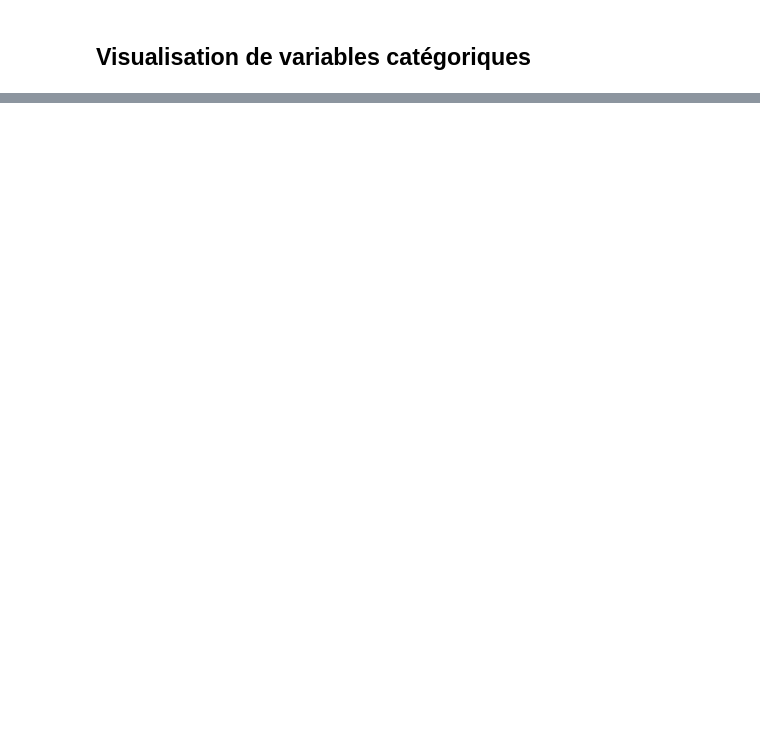
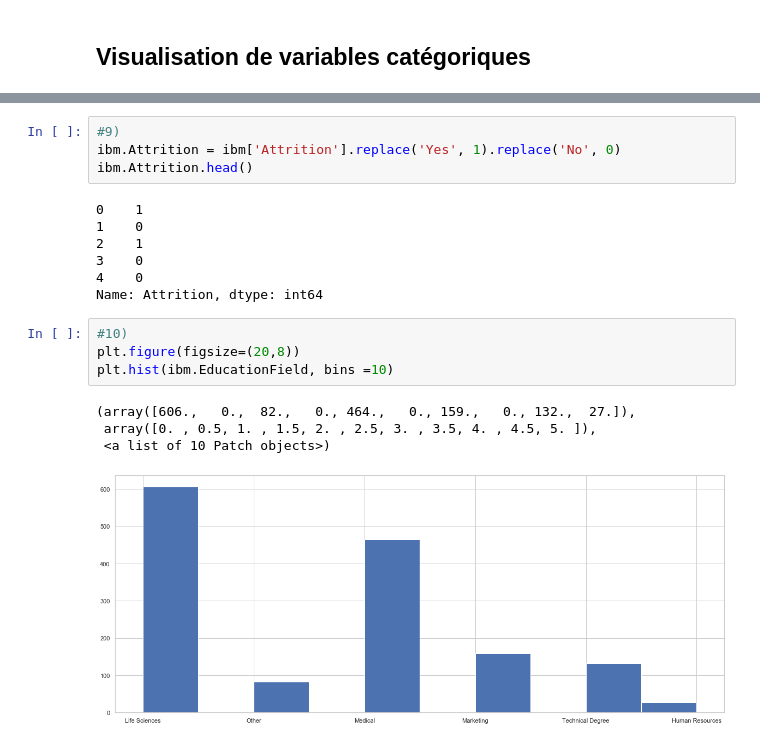
Before and after one commit to Aliam95/JAVA-IOT_BigDataHadoop, a Jupyter notebook: Dataviz/Dataviz_Exo.ipynb, the cells around one changed output, grey strips where cells are left out. Drawn from its saved outputs; the diff is of its cells as text; blank space fills up the shorter version.

```diff
--- a/Dataviz/Dataviz_Exo.ipynb
+++ b/Dataviz/Dataviz_Exo.ipynb
@@ -163,0 +219,20 @@ ibm.head()
+# %%
+#9)
+ibm.Attrition = ibm['Attrition'].replace('Yes', 1).replace('No', 0)
+ibm.Attrition.head()
+# %% [output]
+0    1
+1    0
+2    1
+3    0
+4    0
+Name: Attrition, dtype: int64
+# %%
+#10)
+plt.figure(figsize=(20,8))
+plt.hist(ibm.EducationField, bins =10)
+# %% [output]
+(array([606.,   0.,  82.,   0., 464.,   0., 159.,   0., 132.,  27.]),
+ array([0. , 0.5, 1. , 1.5, 2. , 2.5, 3. , 3.5, 4. , 4.5, 5. ]),
+ <a list of 10 Patch objects>)
+[figure, added]
```
Also changed, not shown: parts of 43 cells of this notebook.
